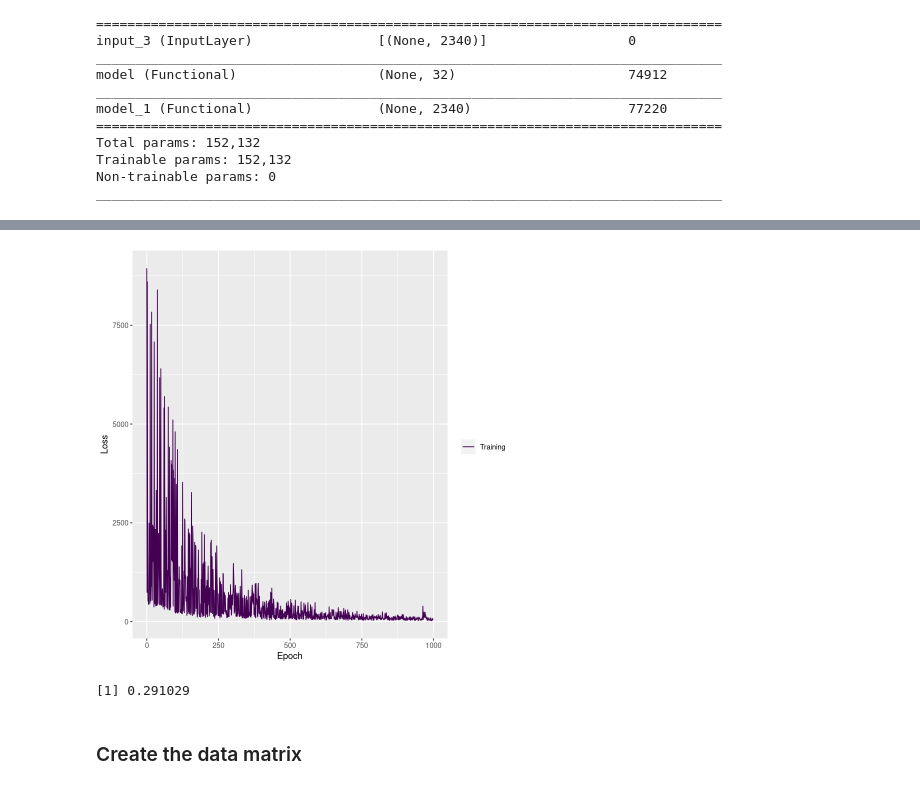
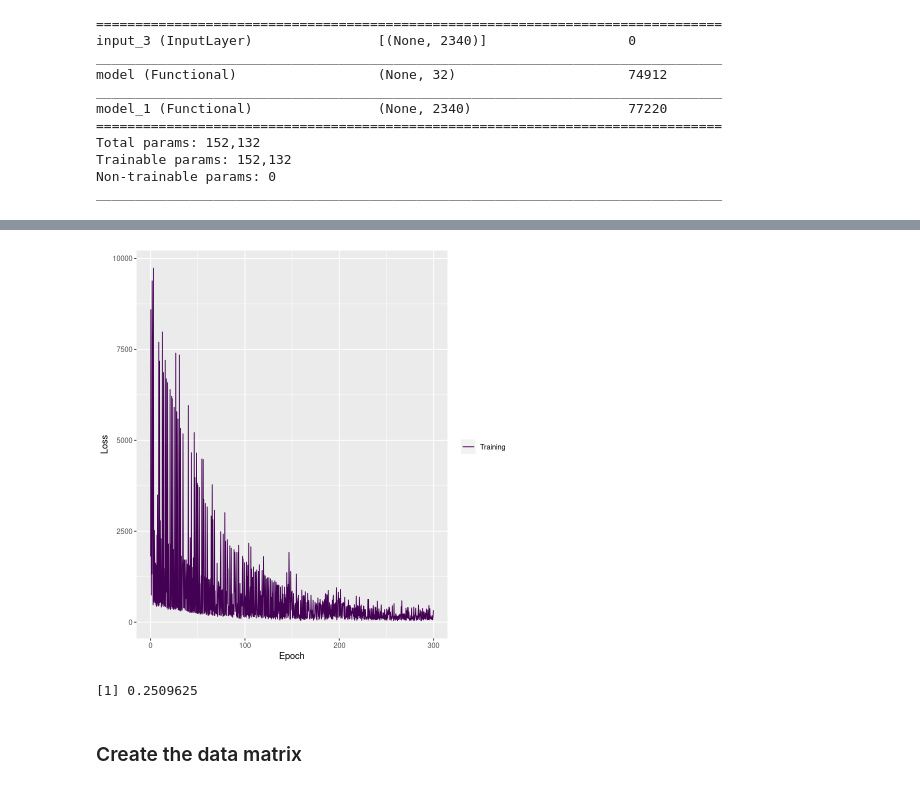
Before and after one commit to homerdurand/HistoryMatching_ExeterUQ, a Jupyter notebook: 27-07-21-AMIP-Dimensionnality-Reduction.ipynb, the cells around one changed output, grey strips where cells are left out. Drawn from its saved outputs; the diff is of its cells as text; code cells hidden in the pictures.

```diff
--- a/27-07-21-AMIP-Dimensionnality-Reduction.ipynb
+++ b/27-07-21-AMIP-Dimensionnality-Reduction.ipynb
@@ -150,8 +152,8 @@ encoder = keras_model(enc_input, enc_output)
 #Create decoder
 dec_input = layer_input(shape = latent_size)
 dec_output = dec_input %>%
-  layer_dense(units = input_size, activation = "linear") %>%
-  layer_dropout(rate=0.2)
+  layer_dense(units = input_size, activation = "linear") #%>%
+  #layer_dropout(rate=0.2)
 decoder = keras_model(dec_input, dec_output)
 
 #Create autoencoder
@@ -197,9 +199,9 @@ legend(700, 1, legend=c("AE mse", "AE val mse", "PCA mse", "PCA val mse"),
 # %%
-bottleneck.size <- 32
+bottleneck.size <- 64
 AE <- autoencoder(X, c(bottleneck.size), loss.type = 'squared',
                   activ.functions = c('tanh'),
                   batch.size = 5, optim.type = 'adam',
-                  n.epochs = 1000, val.prop = 0)
+                  n.epochs = 300, val.prop = 0)
 
 plot(AE)
 # %% [output]
@@ -213,7 +215,7 @@ Training progress:
-[figure, old version]
+[figure, new version]
 # %%
 MSE(decode(AE,encode(AE,X_test)), X_test)
 # %% [output]
-[1] 0.291029
+[1] 0.2509625
 # %% [markdown]
 ### Create the data matrix
```
Also changed, not shown: parts of 73 cells of this notebook.
